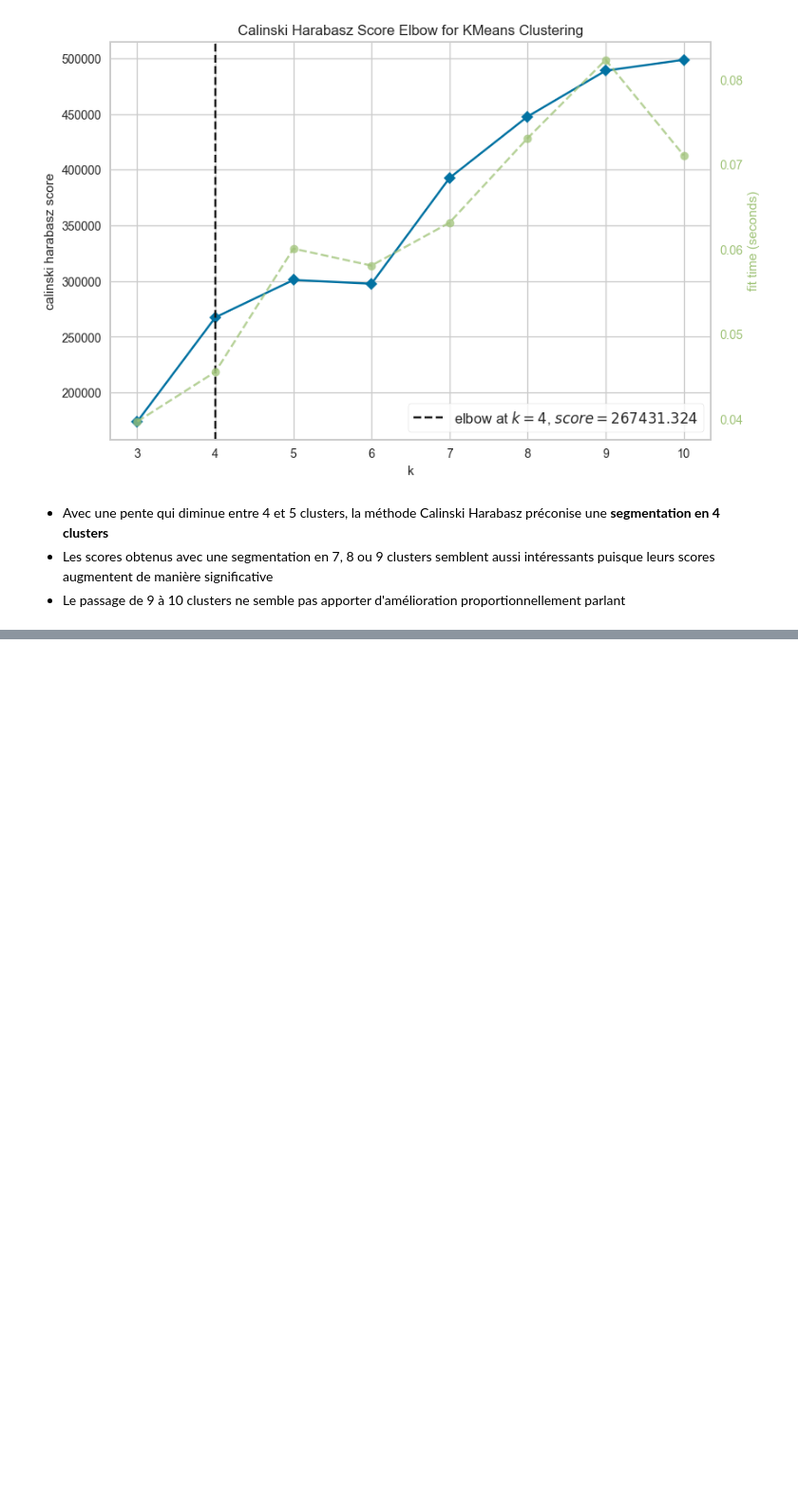
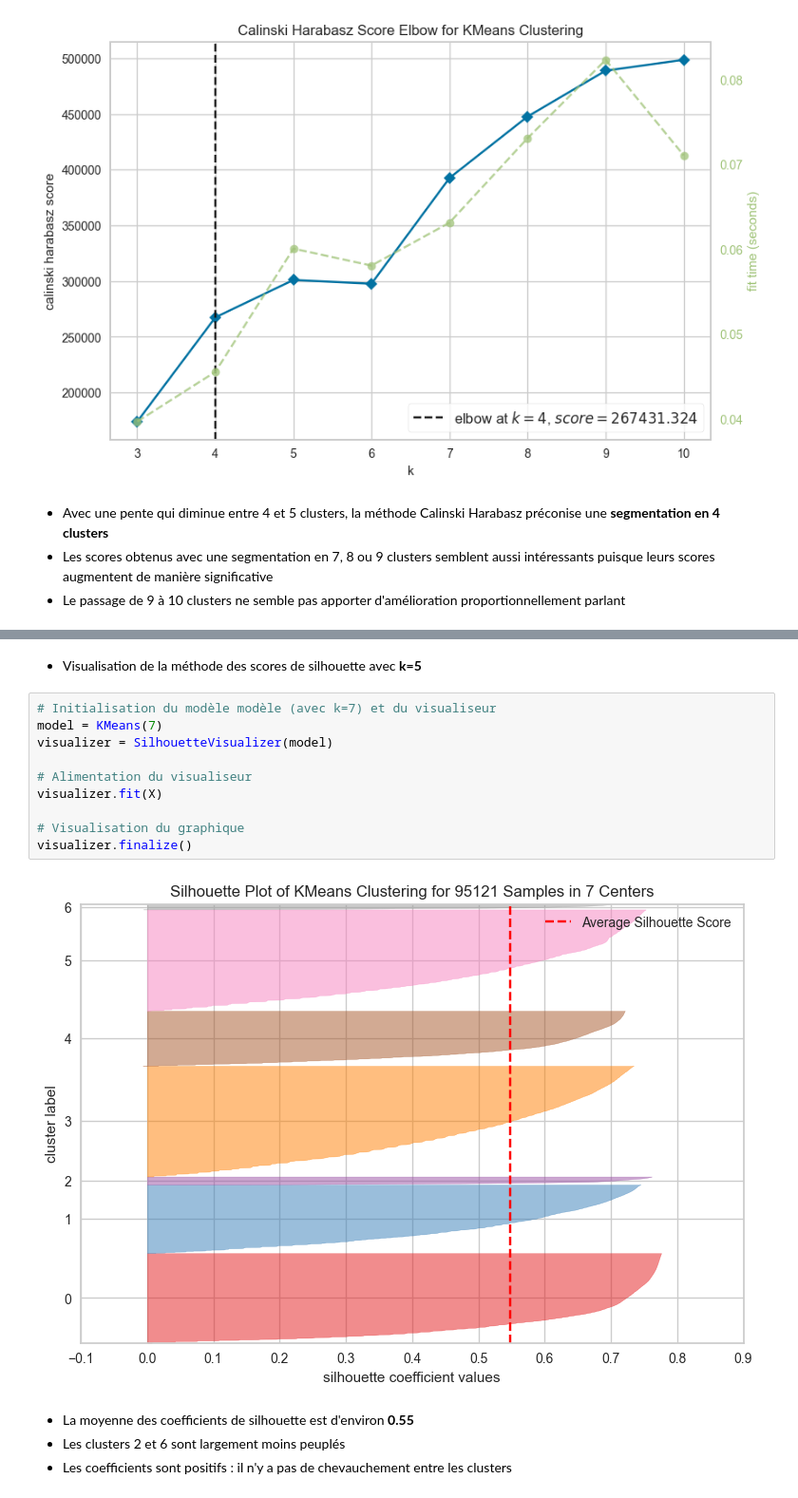
Before and after one commit to Christophe-Aballea/OC_projet5_Segmentez_des_clients_d_un_site_ecommerce, a Jupyter notebook: P05_Notebook3_Tests_modeles_clustering.ipynb, the cells around one changed output, grey strips where cells are left out. Shown at 95% size. Saved outputs shown, nothing was run; the diff lists cells and outputs as text; blank space fills up the shorter version.

Commit message:
Choix du nombre de clusters KMeans

```diff
--- a/P05_Notebook3_Tests_modeles_clustering.ipynb
+++ b/P05_Notebook3_Tests_modeles_clustering.ipynb
@@ -305,0 +320,18 @@ visualizer.finalize()
+# %% [markdown]
+* Visualisation de la méthode des scores de silhouette avec **k=5**
+# %%
+# Initialisation du modèle modèle (avec k=7) et du visualiseur
+model = KMeans(7)
+visualizer = SilhouetteVisualizer(model)
+
+# Alimentation du visualiseur
+visualizer.fit(X)
+
+# Visualisation du graphique
+visualizer.finalize()
+# %% [output]
+[figure, added]
+# %% [markdown]
+* La moyenne des coefficients de silhouette est d'environ **0.55**
+* Les clusters 2 et 6 sont largement moins peuplés
+* Les coefficients sont positifs : il n'y a pas de chevauchement entre les clusters
```
Also changed, not shown: parts of 3 cells of this notebook, 1 other file.
